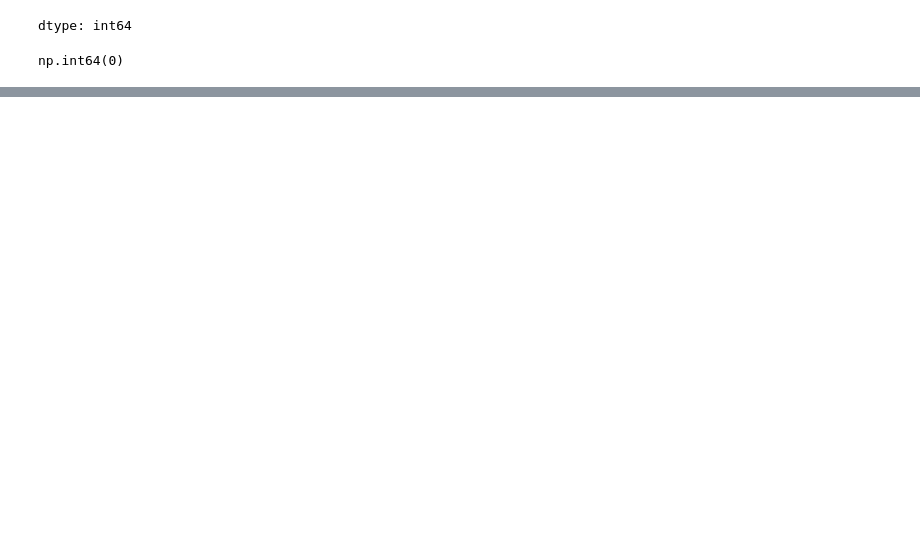
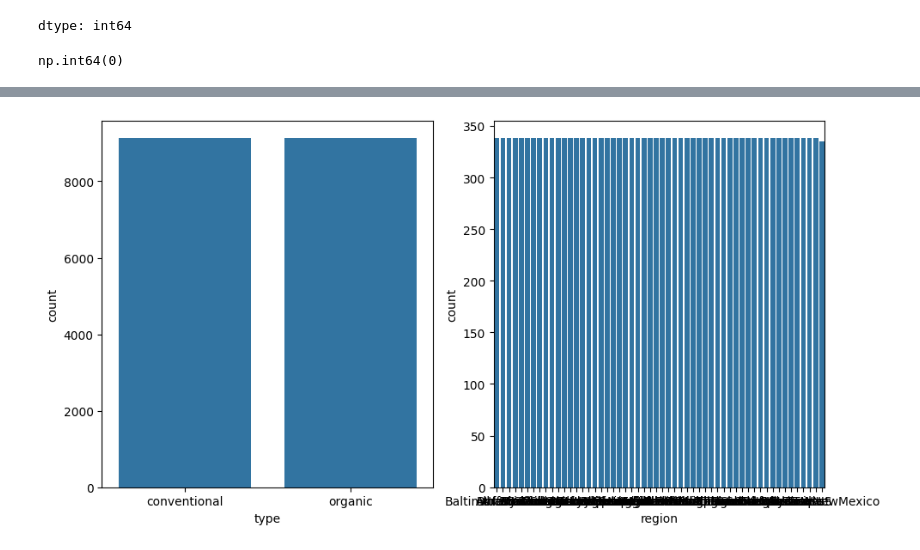
Before and after one commit to rizz045/Average-Avacado-Price-Prediction-Using-ML, a Jupyter notebook: Average_avacado_price_prediction.ipynb, the cells around one changed output, grey strips where cells are left out. Cells and saved outputs as stored; diff of their text form; code cells hidden in the pictures; blank space fills up the shorter version.

```diff
--- a/Average_avacado_price_prediction.ipynb
+++ b/Average_avacado_price_prediction.ipynb
@@ -125,3 +127,15 @@ Categorical Columns are:  Index(['Date', 'type', 'region'], dtype='object')
 Numerical Columns are:  Index(['AveragePrice', 'Total Volume', '4046', '4225', '4770', 'Total Bags',
        'Small Bags', 'Large Bags', 'XLarge Bags'],
       dtype='object')
+# %%
+# Countplot of all the categorical column
+plt.figure(figsize=(10, 5))
+index = 0
+for col in obj_cols:
+    index += 1
+    plt.subplot(1, 2, index)
+    sns.countplot(x=df[col])
+    plt.tight_layout()
+plt.show()
+# %% [output]
+[figure, added]
```
Also changed, not shown: parts of 7 cells of this notebook.
